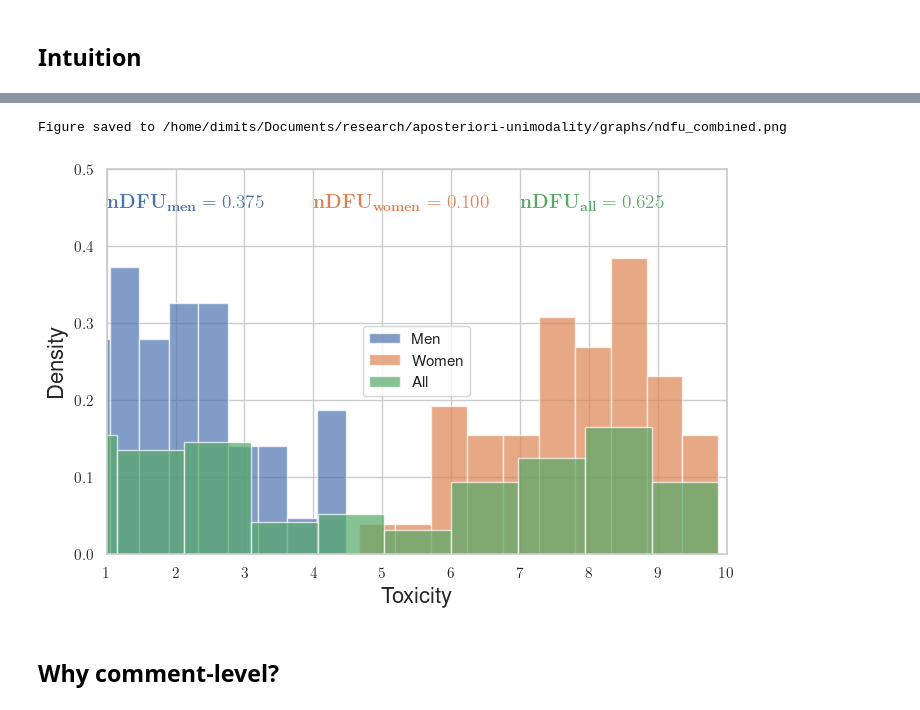
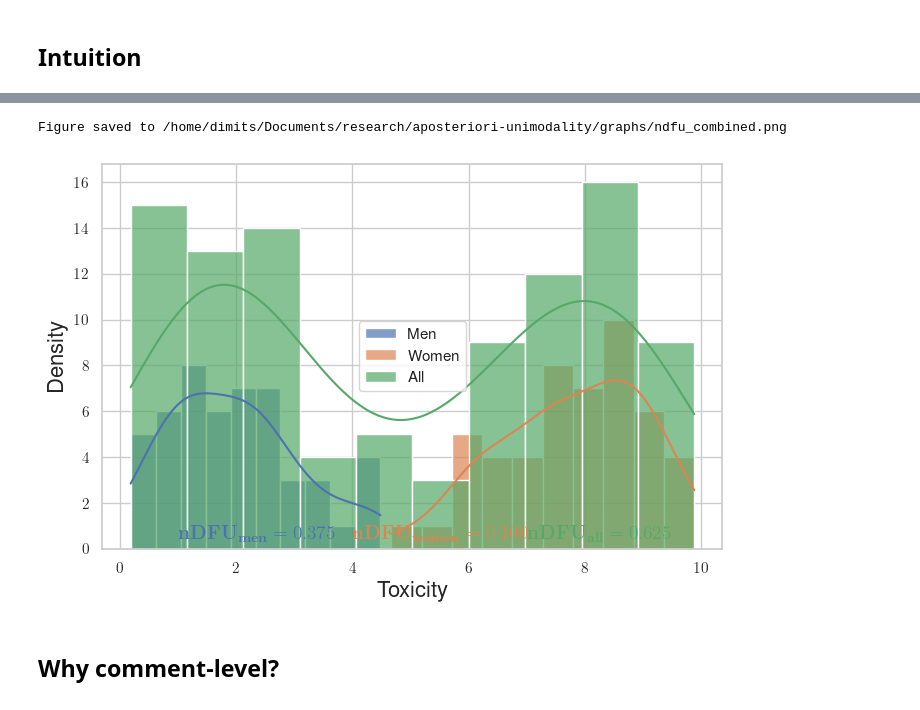
Before and after one commit to dimits-ts/aposteriori-unimodality, a Jupyter notebook: notebooks/explanation.ipynb, the cells around one changed output, grey strips where cells are left out. Saved outputs shown, nothing was run; the diff lists cells and outputs as text; code cells hidden in the pictures.

```diff
--- a/notebooks/explanation.ipynb
+++ b/notebooks/explanation.ipynb
@@ -80,10 +83,10 @@ for data, label, color, ndfu_value, type_str, x_text, y_text, filename in zip(
     filenames,
 ):
     plt.figure(figsize=(8, 5))
-    plt.hist(
+    sns.histplot(
         data,
         bins=bins,
-        density=True,
+        kde=True,
         alpha=0.7,
         color=color,
         label=label,
@@ -99,8 +102,6 @@ for data, label, color, ndfu_value, type_str, x_text, y_text, filename in zip(
         fontsize=LESSER_LABEL_SIZE,
     )
 
-    plt.xlim(*xlim)
-    plt.ylim(*ylim)
     plt.xlabel("Toxicity", fontsize=LABEL_SIZE)
     plt.ylabel("Density", fontsize=LABEL_SIZE)
 
@@ -117,40 +118,38 @@ Figure saved to /home/dimits/Documents/research/aposteriori-unimodality/graphs/n
 # --- Combined plot (4th plot) ---
 plt.figure(figsize=(8, 5))
 for data, label, color in zip(datasets, labels, colors_individual):
-    plt.hist(
+    sns.histplot(
         data,
         bins=bins,
-        density=True,
+        kde=True,
         alpha=0.7,
         color=color,
         label=label,
     )
 
 # Add all nDFU annotations
 for x_text, y_text, color, ndfu_value, type_str in zip(
     x_values, y_values, colors_individual, ndfus, type_strs
 ):
     text = f"$\\mathbf{{nDFU_{{{type_str}}}}}={ndfu_value:.3f}$"
     plt.text(
         x_text,
         y_text,
         text,
         color=color,
         weight="bold",
         fontsize=LESSER_LABEL_SIZE,
     )
 
-plt.xlim(*xlim)
-plt.ylim(*ylim)
 plt.legend(loc="center")
 plt.xlabel("Toxicity", fontsize=LABEL_SIZE)
 plt.ylabel("Density", fontsize=LABEL_SIZE)
 
 tasks.graphs.save_plot(GRAPH_DIR / "ndfu_combined.png")
 plt.show()
 # %% [output]
 Figure saved to /home/dimits/Documents/research/aposteriori-unimodality/graphs/ndfu_combined.png
-[figure, old version]
+[figure, new version]
 # %% [markdown]
 ## Why comment-level?
 # %%
```
Also changed, not shown: parts of 3 cells of this notebook, 7 other files.
